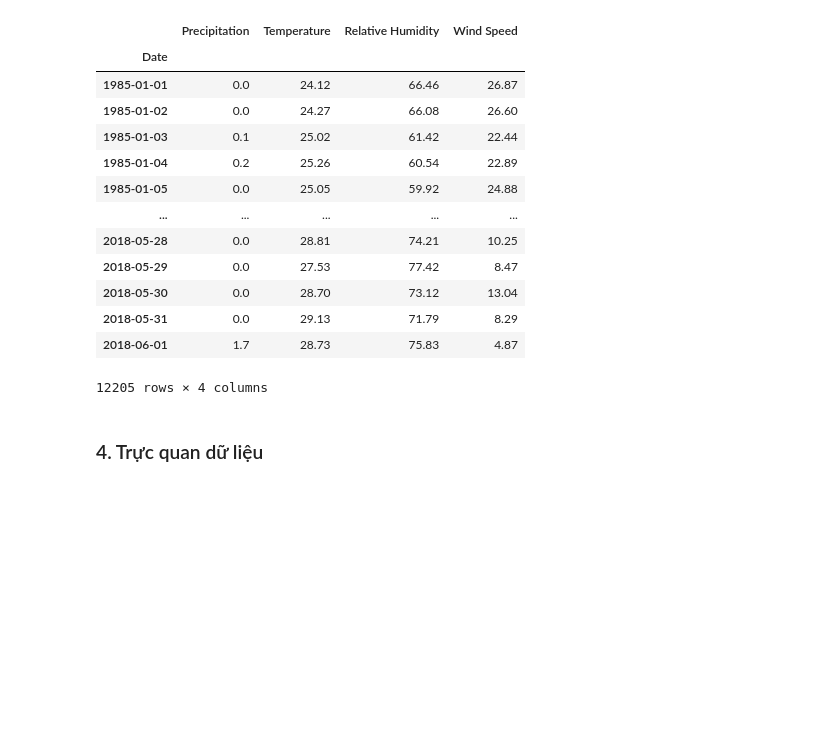
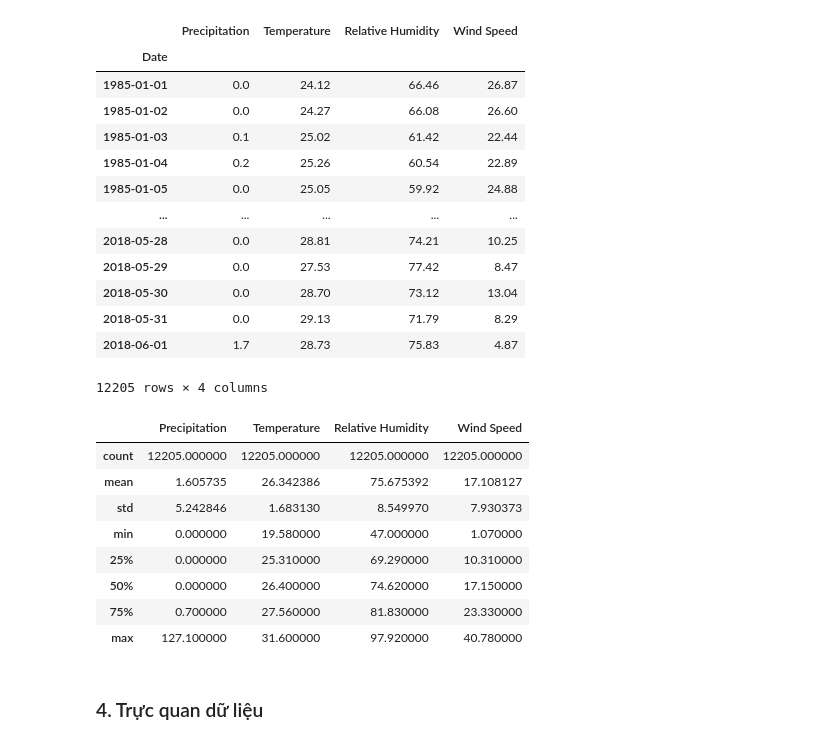
Before and after one commit to Tranngoc21/HN_DATN, a Jupyter notebook: 01.data_preprocessing.ipynb, the cells around one changed output. Saved outputs shown, nothing was run; the diff lists cells and outputs as text; code cells hidden in the pictures; blank space fills up the shorter version.

```diff
--- a/01.data_preprocessing.ipynb
+++ b/01.data_preprocessing.ipynb
@@ -536,6 +550,18 @@ df.asfreq('D')
 | 2018-05-31 | 0.0 | 29.13 | 71.79 | 8.29 |
 | 2018-06-01 | 1.7 | 28.73 | 75.83 | 4.87 |
 12205 rows × 4 columns
+# %%
+df.describe()
+# %% [output]
+|  | Precipitation | Temperature | Relative Humidity | Wind Speed |
+| count | 12205.000000 | 12205.000000 | 12205.000000 | 12205.000000 |
+| mean | 1.605735 | 26.342386 | 75.675392 | 17.108127 |
+| std | 5.242846 | 1.683130 | 8.549970 | 7.930373 |
+| min | 0.000000 | 19.580000 | 47.000000 | 1.070000 |
+| 25% | 0.000000 | 25.310000 | 69.290000 | 10.310000 |
+| 50% | 0.000000 | 26.400000 | 74.620000 | 17.150000 |
+| 75% | 0.700000 | 27.560000 | 81.830000 | 23.330000 |
+| max | 127.100000 | 31.600000 | 97.920000 | 40.780000 |
 # %% [markdown]
 ### 4. Trực quan dữ liệu
 # %% [markdown]
```
Also changed, not shown: parts of 3 cells of this notebook, 7 other files.
